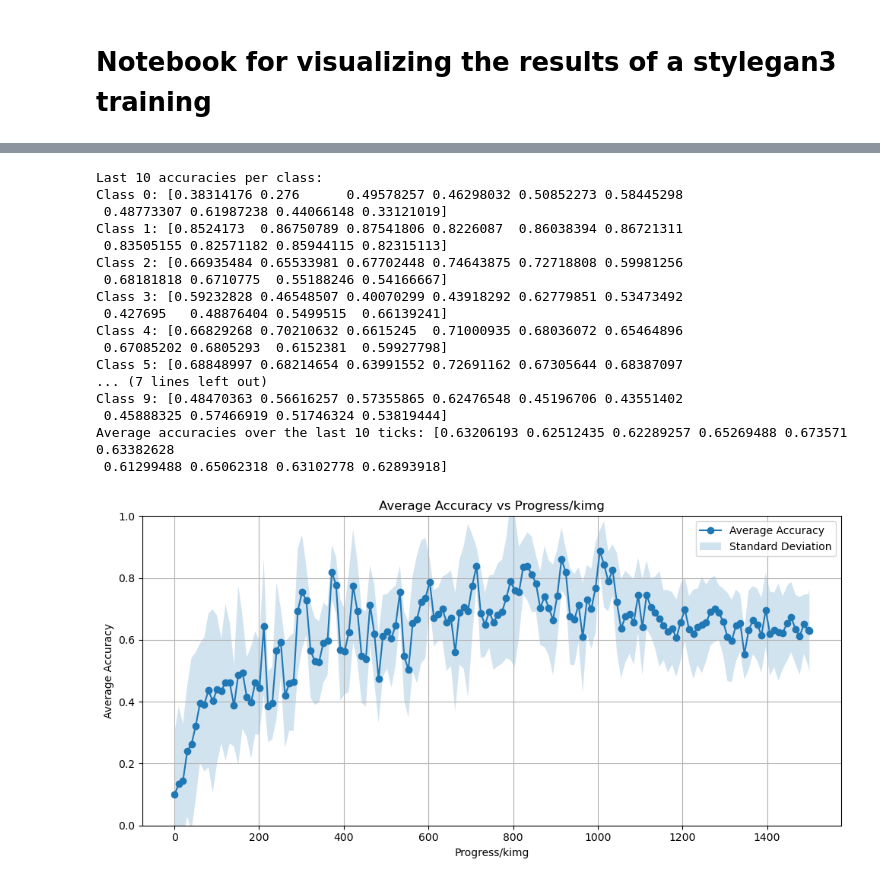
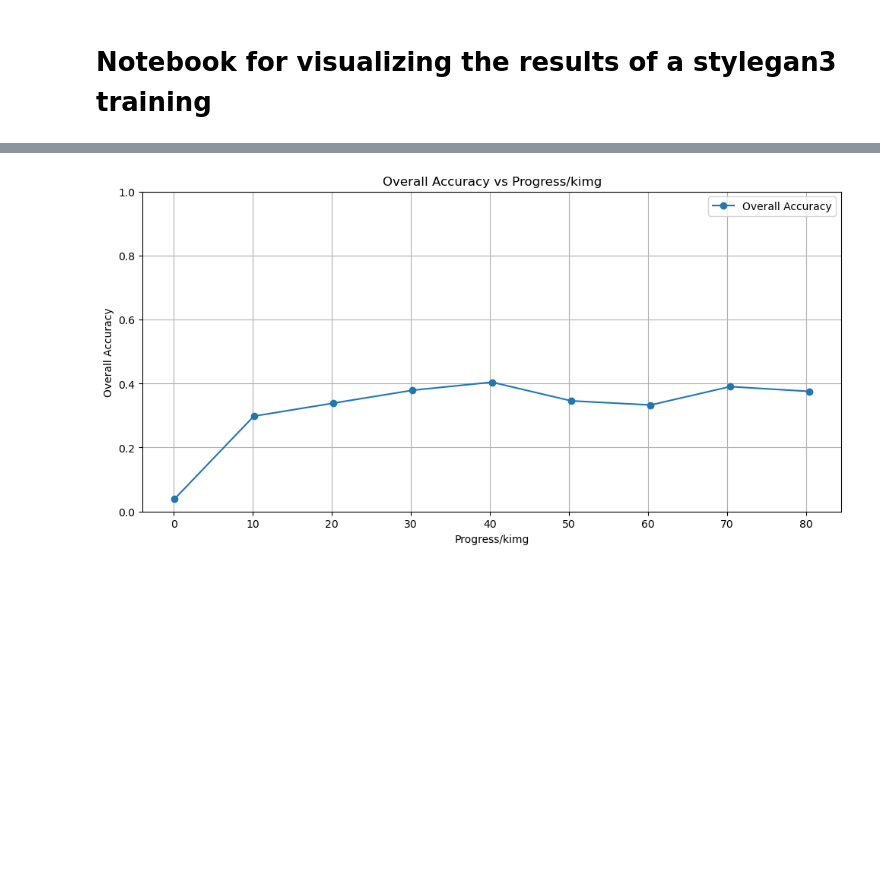
Before and after one commit to antongomez/Conditional-StyleGAN3, a Jupyter notebook: graphics.ipynb, the cells around one changed output, grey strips where cells are left out. Drawn from its saved outputs; the diff is of its cells as text; code cells hidden in the pictures; blank space fills up the shorter version.

```diff
--- a/graphics.ipynb
+++ b/graphics.ipynb
@@ -155,22 +244,11 @@ plot_metric(metrics, metrics=["Loss/signs/fake", "Loss/signs/real"], x_axis="Pro
-# %%
-print_accuracies_per_class(metrics)
-plot_avg_accuracy(metrics)
-# %% [output]
-Last 10 accuracies per class:
-Class 0: [0.38314176 0.276      0.49578257 0.46298032 0.50852273 0.58445298
- 0.48773307 0.61987238 0.44066148 0.33121019]
-Class 1: [0.8524173  0.86750789 0.87541806 0.8226087  0.86038394 0.86721311
- 0.83505155 0.82571182 0.85944115 0.82315113]
-Class 2: [0.66935484 0.65533981 0.67702448 0.74643875 0.72718808 0.59981256
- 0.68181818 0.6710775  0.55188246 0.54166667]
-Class 3: [0.59232828 0.46548507 0.40070299 0.43918292 0.62779851 0.53473492
- 0.427695   0.48876404 0.5499515  0.66139241]
-Class 4: [0.66829268 0.70210632 0.6615245  0.71000935 0.68036072 0.65464896
- 0.67085202 0.6805293  0.6152381  0.59927798]
-Class 5: [0.68848997 0.68214654 0.63991552 0.72691162 0.67305644 0.68387097
-... (7 lines left out)
-Class 9: [0.48470363 0.56616257 0.57355865 0.62476548 0.45196706 0.43551402
- 0.45888325 0.57466919 0.51746324 0.53819444]
-Average accuracies over the last 10 ticks: [0.63206193 0.62512435 0.62289257 0.65269488 0.673571   0.63382628
- 0.61299488 0.65062318 0.63102778 0.62893918]
-[figure, removed]
+# %%
+classification_metrics = extract_classification_metrics(jsonl_data, class_labels=class_labels)
+metrics["overall_accuracy"] = compute_overall_accuracy(classification_metrics)
+plot_accuracies(
+    metrics,
+    class_labels=class_labels,
+    plot_std_in_avg_accuracy=False,
+    plot_type="overall",
+)
+# %% [output]
+[figure, added]
```
Also changed, not shown: parts of 7 cells of this notebook, 5 other files.
